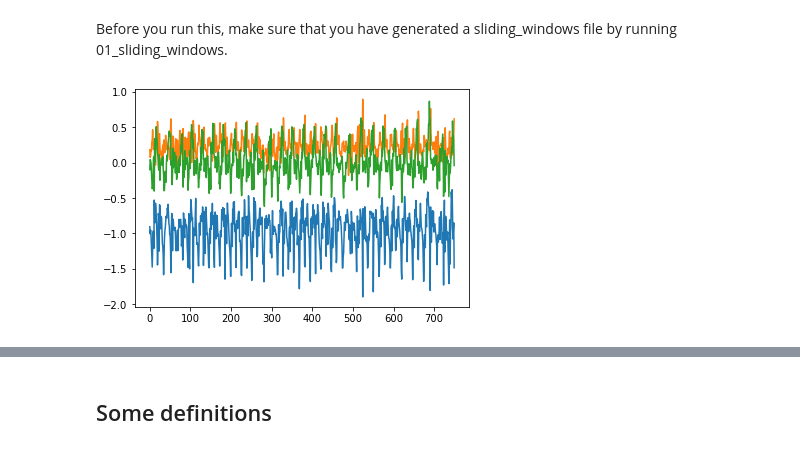
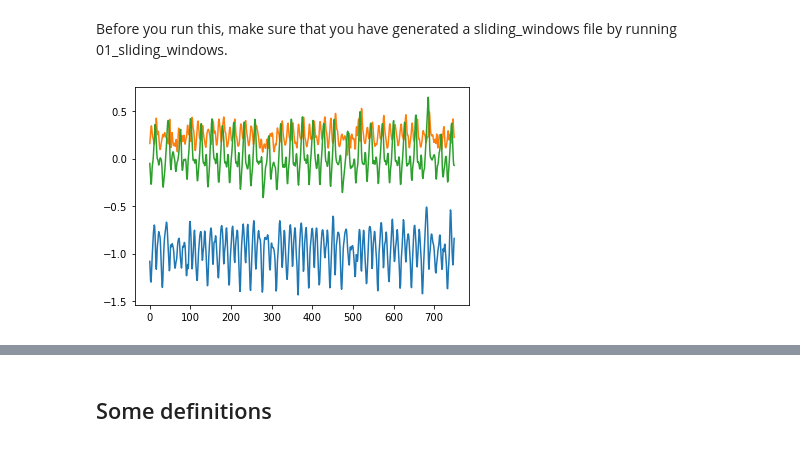
Before and after one commit to gwenty/pdiot-activity-tracker, a Jupyter notebook: ml/notebooks/03_training_full_model.ipynb, the cells around one changed output, grey strips where cells are left out. Saved outputs shown, nothing was run; the diff lists cells and outputs as text; code cells hidden in the pictures.

Commit message:
add smoothing experiments

```diff
--- a/ml/notebooks/03_training_full_model.ipynb
+++ b/ml/notebooks/03_training_full_model.ipynb
@@ -37,5 +37,14 @@ Before you run this, make sure that you have generated a sliding_windows file by
 # %%
 data_path = '../data/'
 # %%
-final_sliding_windows_thingy = pd.read_csv(data_path + '/sliding_windows_Thingy_smallest25_size25_step25.csv')
-final_sliding_windows_respeck = pd.read_csv(data_path + '/sliding_windows_Respeck_smallest25_size25_step25.csv')
+final_sliding_windows_thingy = pd.read_csv(data_path + '/sliding_windows_Thingy_smooth0_smallest25_size25_step25.csv')
+final_sliding_windows_respeck = pd.read_csv(data_path + '/sliding_windows_Respeck_smooth0_smallest25_size25_step25.csv')
+
+smooth3_final_sliding_windows_respeck = pd.read_csv(data_path + '/sliding_windows_Respeck_smooth3_smallest25_size25_step25.csv')
+smooth3_final_sliding_windows_thingy = pd.read_csv(data_path + '/sliding_windows_Thingy_smooth3_smallest25_size25_step25.csv')
+
+smooth5_final_sliding_windows_respeck = pd.read_csv(data_path + '/sliding_windows_Respeck_smooth5_smallest25_size25_step25.csv')
+smooth5_final_sliding_windows_thingy = pd.read_csv(data_path + '/sliding_windows_Thingy_smooth5_smallest25_size25_step25.csv')
+
+smooth7_final_sliding_windows_respeck = pd.read_csv(data_path + '/sliding_windows_Respeck_smooth7_smallest25_size25_step25.csv')
+smooth7_final_sliding_windows_thingy = pd.read_csv(data_path + '/sliding_windows_Thingy_smooth7_smallest25_size25_step25.csv')
@@ -42,12 +54,12 @@ final_sliding_windows_respeck = pd.read_csv(data_path + '/sliding_windows_Respec
 # %%
 def plot_by_id(df, i):
     plot_recording = df[df['recording_id'] == i]
     plot_recording = plot_recording.reset_index()
     plt.plot(plot_recording.index, plot_recording['accel_x'])
     plt.plot(plot_recording.index, plot_recording['accel_y'])
     plt.plot(plot_recording.index, plot_recording['accel_z'])
 
-#plot_by_id(final_sliding_windows_respeck, 'Respeck_s1541031_Climbing stairs_06-10-2021_11-25-43')
-plot_by_id(final_sliding_windows_thingy, 'Thingy_s1541031_Climbing stairs_06-10-2021_11-27-07')
+# plot_by_id(final_sliding_windows_respeck, 'Respeck_s1541031_Climbing stairs_06-10-2021_11-25-43')
+plot_by_id(smooth7_final_sliding_windows_thingy, 'Thingy_s1541031_Climbing stairs_06-10-2021_11-27-07')
 # %% [output]
-[figure, old version]
+[figure, new version]
```
Also changed, not shown: parts of 10 cells of this notebook.
